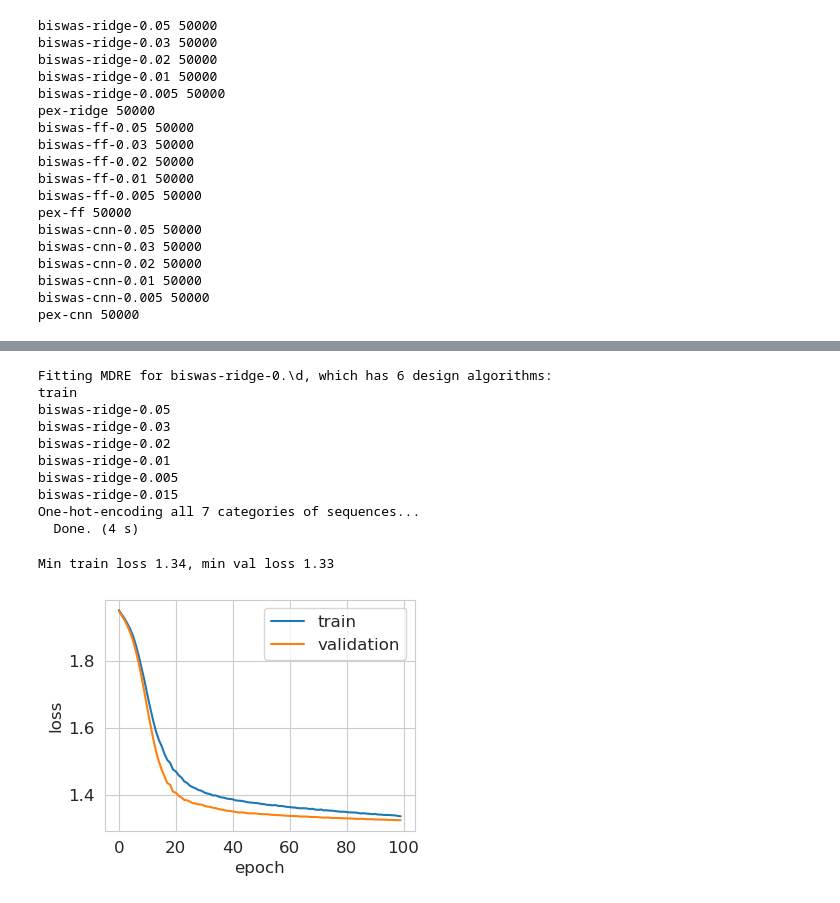
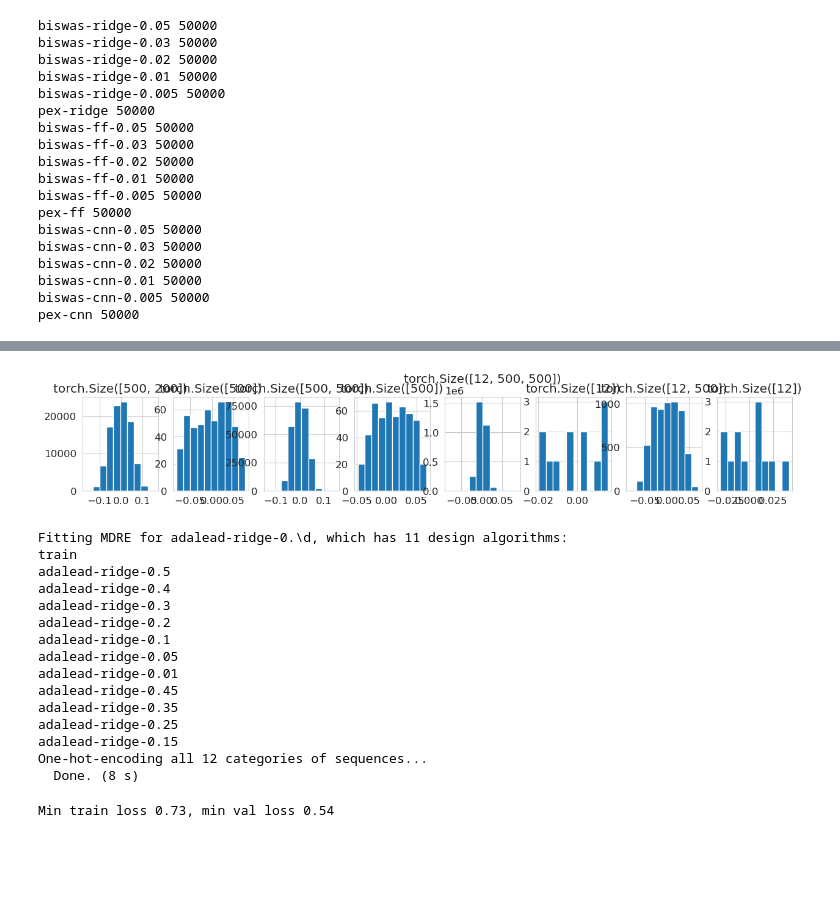
Before and after one commit to clarafy/design-algorithm-selection, a Jupyter notebook: notebooks/mdre-041724.ipynb, the cells around one changed output, grey strips where cells are left out. Cells and saved outputs as stored; diff of their text form; code cells hidden in the pictures; blank space fills up the shorter version.

```diff
--- a/notebooks/mdre-041724.ipynb
+++ b/notebooks/mdre-041724.ipynb
@@ -256,8 +271,21 @@ train 10000 None
+# %%
+params = list(mdre.idx2mdre[0].model.parameters())
+# %%
+plt.figure(figsize=(15, 2))
+for i, thing in enumerate(params):
+    plt.subplot(1, len(params), i + 1)
+    plt.hist(thing.cpu().numpy().flatten())
+    plt.title(thing.shape)
+# %% [output]
+[figure, added]
 # %%
 # DRE
 reload(dre)
-n_hidden = 500
-n_epoch = 100
+noise_sd = 0
+weight_decay = 0
+n_hidden = 512
+n_epoch = 500
+weight_loss = True
 lr = 1e-3
 device = torch.device('cuda')
 
@@ -265,8 +293,9 @@ device = torch.device('cuda')
 # 'biswas-ridge-0.*[0|1|3|5]$'
 # 'biswas-ridge-0.*[0|2|4|8]'
 mdre_group_regex_strs = [
-    'biswas-ridge-0.\d',
+    'adalead-ridge-0.\d',
 ]
+
 
 mdre = dre.MultiMDRE(
     mdre_group_regex_strs,
@@ -275,6 +304,10 @@ mdre = dre.MultiMDRE(
 
 mdre.fit(
     name2designdata,
+    noise_sd=noise_sd,
+    lr=lr,
+    weight_loss=weight_loss,
+    weight_decay=weight_decay,
     n_hidden=n_hidden,
     n_epoch=n_epoch,
     verbose=True
@@ -293,24 +326,20 @@ loss_df = mdre.idx2lossdf[0]
 #     lr=lr,
 #     verbose=True
 # )
-
-plt.figure(figsize=(4, 3))
-plt.plot(loss_df['train_loss'], label='train')
-plt.plot(loss_df['val_loss'], label='validation')
-plt.legend()
-plt.xlabel('epoch');
-plt.ylabel('loss');
-# plt.ylim([0.5, 1.8]);
 # %% [output]
-Fitting MDRE for biswas-ridge-0.\d, which has 6 design algorithms:
+Fitting MDRE for adalead-ridge-0.\d, which has 11 design algorithms:
 train
-biswas-ridge-0.05
-biswas-ridge-0.03
-biswas-ridge-0.02
-biswas-ridge-0.01
-biswas-ridge-0.005
-biswas-ridge-0.015
-One-hot-encoding all 7 categories of sequences...
-  Done. (4 s)
+adalead-ridge-0.5
+adalead-ridge-0.4
+adalead-ridge-0.3
+adalead-ridge-0.2
+adalead-ridge-0.1
+adalead-ridge-0.05
+adalead-ridge-0.01
+adalead-ridge-0.45
+adalead-ridge-0.35
+adalead-ridge-0.25
+adalead-ridge-0.15
+One-hot-encoding all 12 categories of sequences...
+  Done. (8 s)
-Min train loss 1.34, min val loss 1.33
+Min train loss 0.73, min val loss 0.54
-[figure, removed]
```
Also changed, not shown: parts of 22 cells of this notebook, 15 other files.
